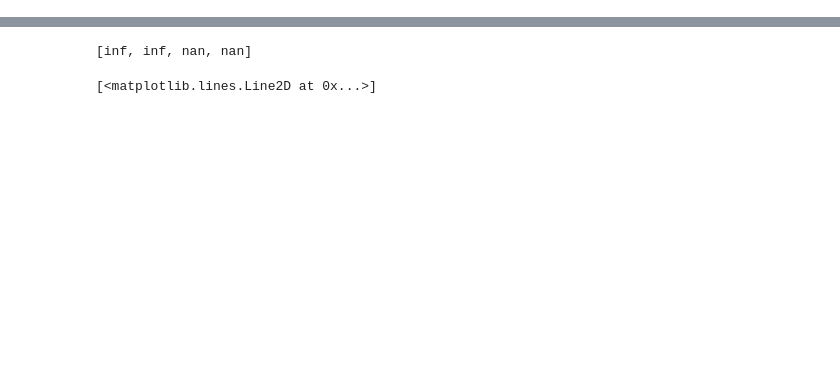
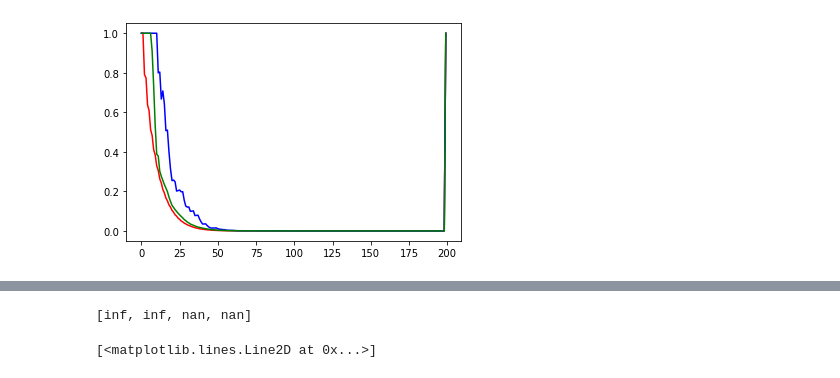
Before and after one commit to spertus/UI-TS, a Jupyter notebook: Code/stratMartExample.ipynb, the cells around one changed output, grey strips where cells are left out. Drawn from its saved outputs; the diff is of its cells as text; code cells hidden in the pictures; blank space fills up the shorter version.

```diff
--- a/Code/stratMartExample.ipynb
+++ b/Code/stratMartExample.ipynb
@@ -133,0 +66,10 @@ p_value, stratum_selections, null_selections
+# %%
+#plot P-values
+#plt.subplots(2, len(stratum_gaps))
+#very suprising that round robin is better than LSM...
+plt.plot(results_rr[0][0], color = 'red')
+plt.plot(results_ls[0][0], color = 'blue')
+plt.plot(results_ms[0][0], color = 'green')
+plt.show()
+# %% [output]
+[figure, added]
```
Also changed, not shown: parts of 15 cells of this notebook.
